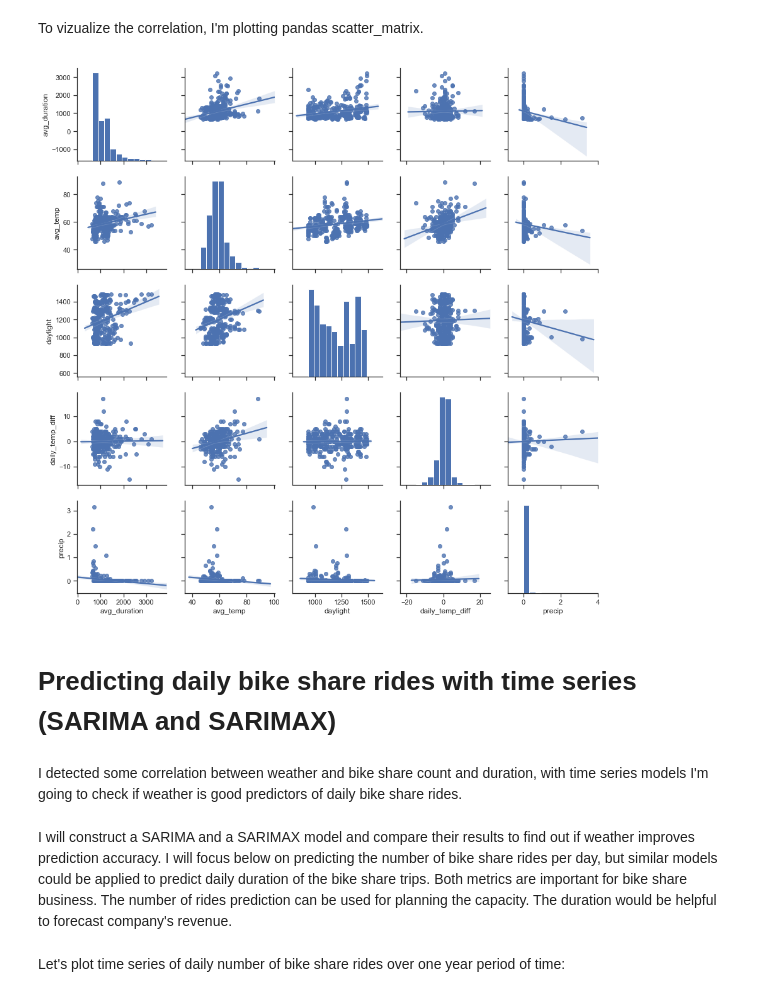
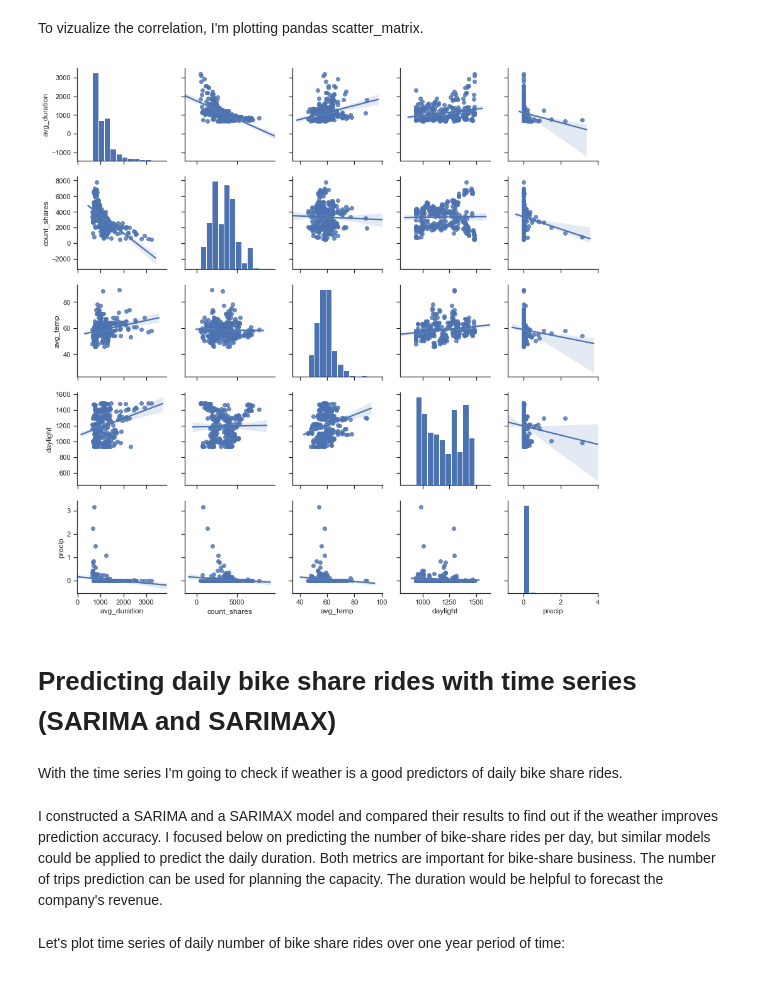
Before and after one commit to katjawittfoth/bikeshare, a Jupyter notebook: full_analysis.ipynb, the cells around one changed output. Cells and saved outputs as stored; diff of their text form; code cells hidden in the pictures.

```diff
--- a/full_analysis.ipynb
+++ b/full_analysis.ipynb
@@ -600,18 +573,18 @@ The correlation for duration of the ride is much higher compared to number of bi
 # %% [markdown]
 To vizualize the correlation, I'm plotting pandas scatter_matrix.
 # %%
-attr = ['avg_duration','avg_temp', 'daylight', 'daily_temp_diff', 'precip']
+attr = ['avg_duration', 'count_shares', 'avg_temp', 'daylight', 'precip']
 sns.set(style="ticks", color_codes=True)
 sns.pairplot(bt[attr], kind="reg")
 plt.show()
 # %% [output]
-[figure, old version]
+[figure, new version]
 # %% [markdown]
-# Predicting daily bike share rides with time series (SARIMA and SARIMAX)
+# <a name='time'></a>Predicting daily bike share rides with time series (SARIMA and SARIMAX)
 # %% [markdown]
-I detected some correlation between weather and bike share count and duration, with time series models I'm going to check if weather is good predictors of daily bike share rides.
+With the time series I'm going to check if weather is a good predictors of daily bike share rides.
 # %% [markdown]
-I will construct a SARIMA and a SARIMAX model and compare their results to find out if weather improves prediction accuracy. I will focus below on predicting the number of bike share rides per day, but similar models could be applied  to predict daily duration of the bike share trips. Both metrics are important for bike share business. The number of rides prediction can be used for planning the capacity. The duration would be helpful to forecast company's revenue.
+I constructed a SARIMA and a SARIMAX model and compared their results to find out if the weather improves prediction accuracy. I focused below on predicting the number of bike-share rides per day, but similar models could be applied to predict the daily duration. Both metrics are important for bike-share business. The number of trips prediction can be used for planning the capacity. The duration would be helpful to forecast the company's revenue.
 # %% [markdown]
 Let's plot time series of daily number of bike share rides over one year period of time:
 # %%
```
Also changed, not shown: parts of 60 cells of this notebook, 4 other files.
